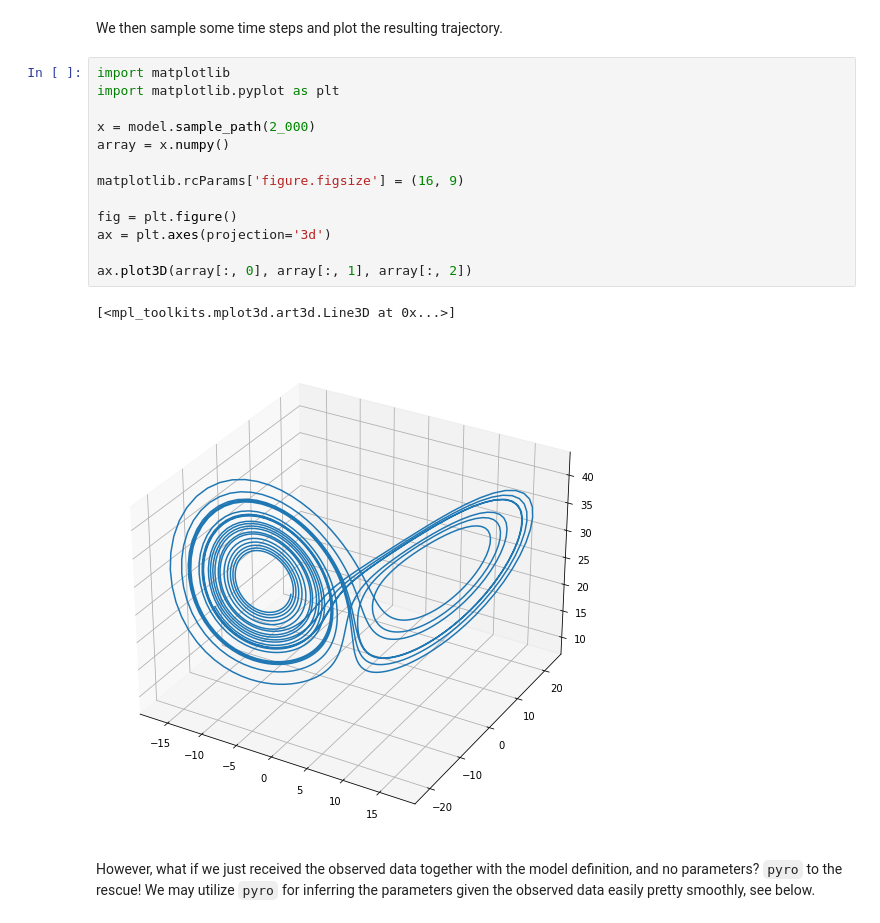
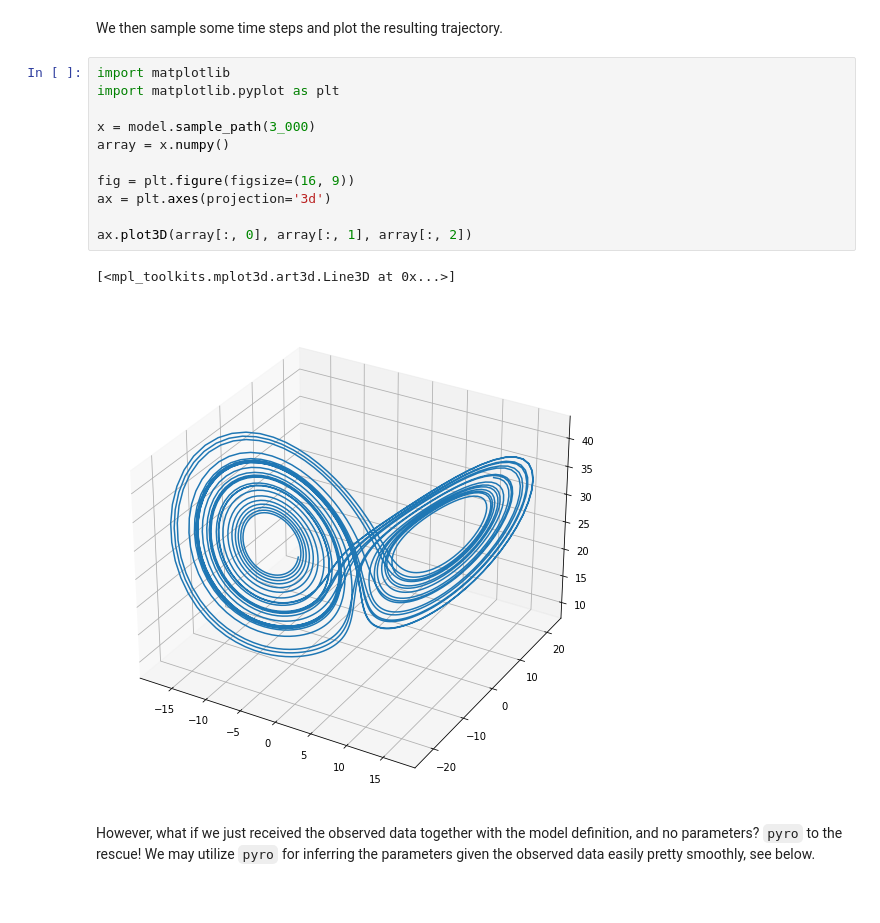
Before and after one commit to tingiskhan/stoch-proc, a Jupyter notebook: examples/lorenz.ipynb, the cells around one changed output. Saved outputs shown, nothing was run; the diff lists cells and outputs as text.

```diff
--- a/examples/lorenz.ipynb
+++ b/examples/lorenz.ipynb
@@ -44,19 +44,17 @@ We then sample some time steps and plot the resulting trajectory.
 # %%
 import matplotlib
 import matplotlib.pyplot as plt
 
-x = model.sample_path(2_000)
+x = model.sample_path(3_000)
 array = x.numpy()
 
-matplotlib.rcParams['figure.figsize'] = (16, 9)
-
-fig = plt.figure()
+fig = plt.figure(figsize=(16, 9))
 ax = plt.axes(projection='3d')
 
 ax.plot3D(array[:, 0], array[:, 1], array[:, 2])
 # %% [output]
 [<mpl_toolkits.mplot3d.art3d.Line3D at 0x...>]
-[figure, old version]
+[figure, new version]
 # %% [markdown]
 However, what if we just received the observed data together with the model definition, and no parameters? `pyro` to the rescue! We may utilize `pyro` for inferring the parameters given the observed data easily pretty smoothly, see below.
 # %%
```
Also changed, not shown: parts of 2 cells of this notebook, 1 other file.
